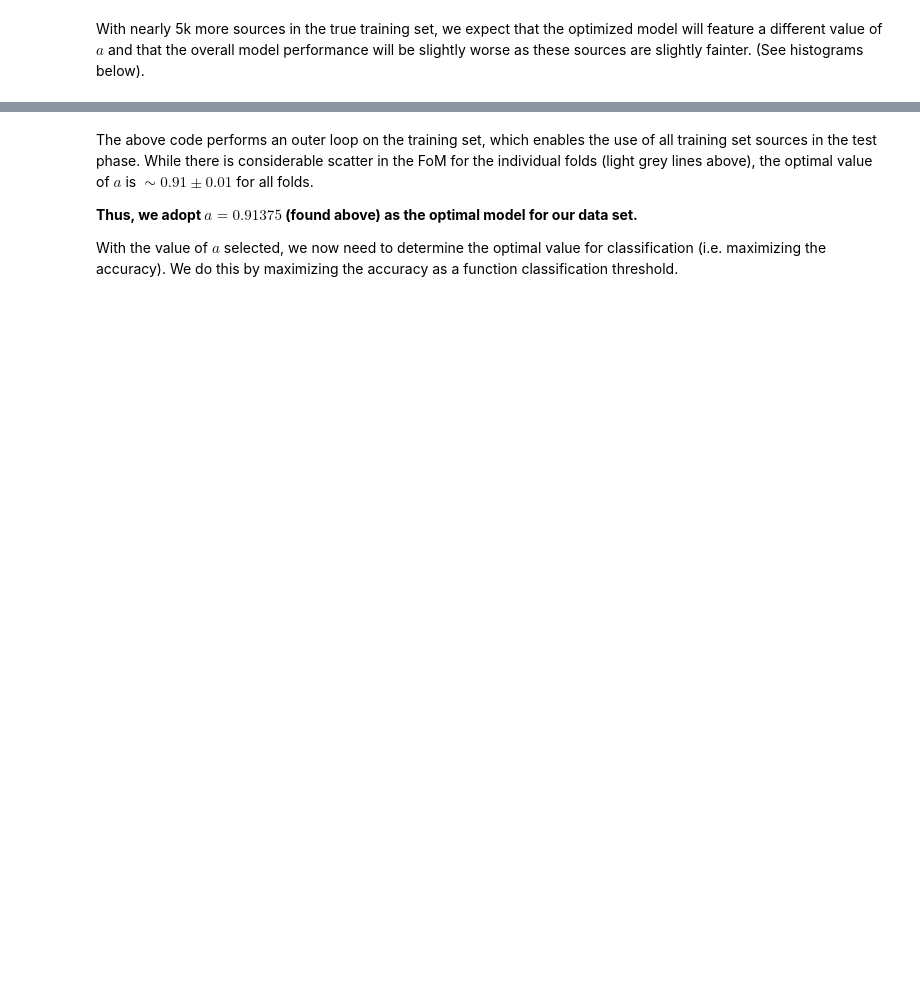
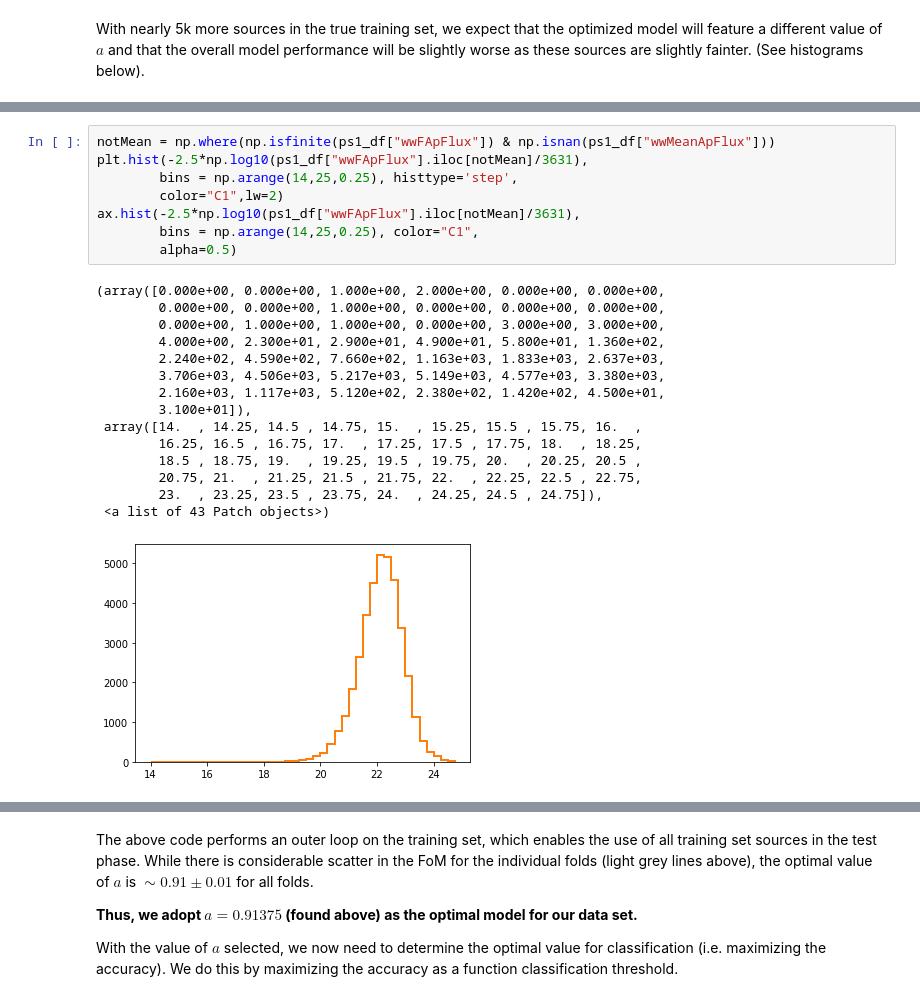
Before and after one commit to Hallflower20/PS1_star_galaxy, a Jupyter notebook: PS1casjobs/CompareMeanForcedStacked.ipynb, the cells around one changed output, grey strips where cells are left out. Drawn from its saved outputs; the diff is of its cells as text; blank space fills up the shorter version.

```diff
--- a/PS1casjobs/CompareMeanForcedStacked.ipynb
+++ b/PS1casjobs/CompareMeanForcedStacked.ipynb
@@ -768,3 +753,27 @@ ax.hist(-2.5*np.log10(ps1_df["wwMeanKronFlux"].iloc[det_mfs]/3631),
+# %%
+notMean = np.where(np.isfinite(ps1_df["wwFApFlux"]) & np.isnan(ps1_df["wwMeanApFlux"]))
+plt.hist(-2.5*np.log10(ps1_df["wwFApFlux"].iloc[notMean]/3631),
+        bins = np.arange(14,25,0.25), histtype='step',
+        color="C1",lw=2)
+ax.hist(-2.5*np.log10(ps1_df["wwFApFlux"].iloc[notMean]/3631),
+        bins = np.arange(14,25,0.25), color="C1",
+        alpha=0.5)
+# %% [output]
+(array([0.000e+00, 0.000e+00, 1.000e+00, 2.000e+00, 0.000e+00, 0.000e+00,
+        0.000e+00, 0.000e+00, 1.000e+00, 0.000e+00, 0.000e+00, 0.000e+00,
+        0.000e+00, 1.000e+00, 1.000e+00, 0.000e+00, 3.000e+00, 3.000e+00,
+        4.000e+00, 2.300e+01, 2.900e+01, 4.900e+01, 5.800e+01, 1.360e+02,
+        2.240e+02, 4.590e+02, 7.660e+02, 1.163e+03, 1.833e+03, 2.637e+03,
+        3.706e+03, 4.506e+03, 5.217e+03, 5.149e+03, 4.577e+03, 3.380e+03,
+        2.160e+03, 1.117e+03, 5.120e+02, 2.380e+02, 1.420e+02, 4.500e+01,
+        3.100e+01]),
+ array([14.  , 14.25, 14.5 , 14.75, 15.  , 15.25, 15.5 , 15.75, 16.  ,
+        16.25, 16.5 , 16.75, 17.  , 17.25, 17.5 , 17.75, 18.  , 18.25,
+        18.5 , 18.75, 19.  , 19.25, 19.5 , 19.75, 20.  , 20.25, 20.5 ,
+        20.75, 21.  , 21.25, 21.5 , 21.75, 22.  , 22.25, 22.5 , 22.75,
+        23.  , 23.25, 23.5 , 23.75, 24.  , 24.25, 24.5 , 24.75]),
+ <a list of 43 Patch objects>)
+[figure, added]
 # %%
 rs = 23
 N_outter_splits = 10
```
Also changed, not shown: parts of 21 cells of this notebook, 17 other files.
